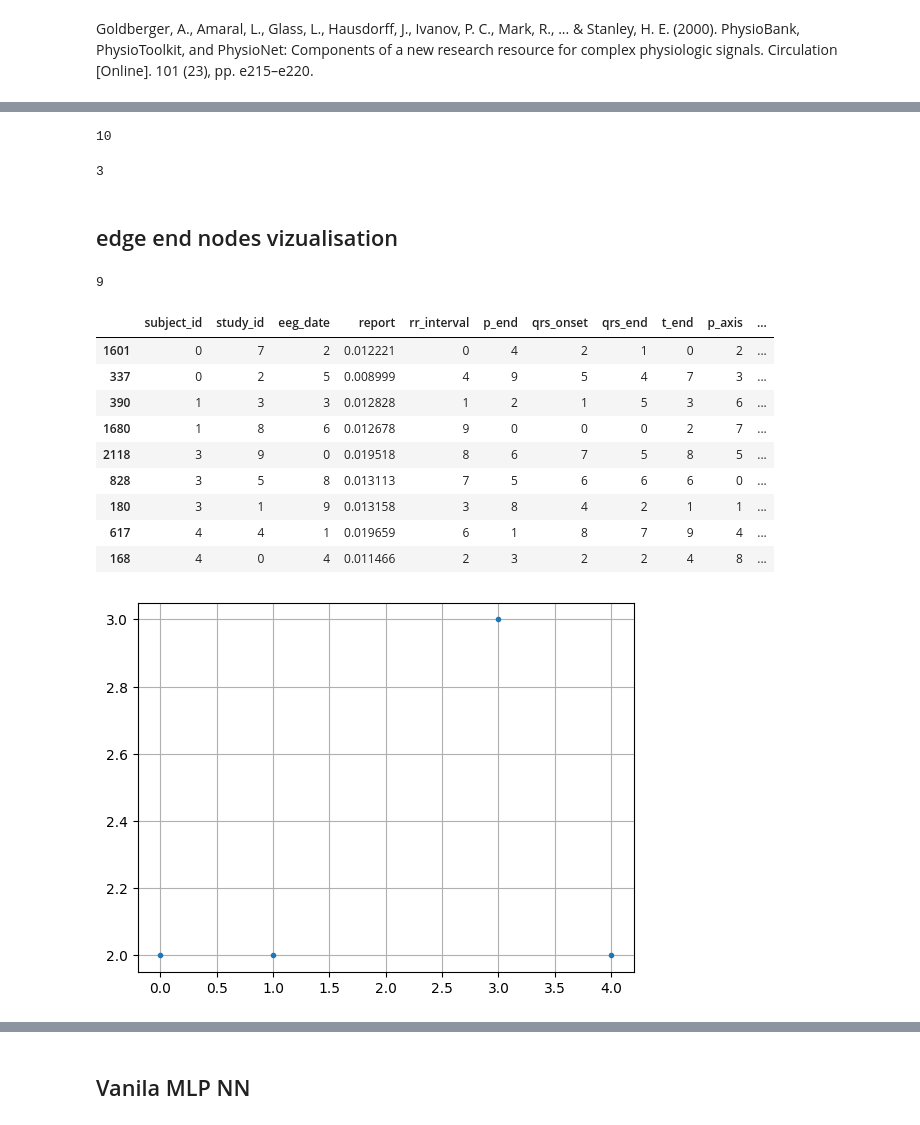
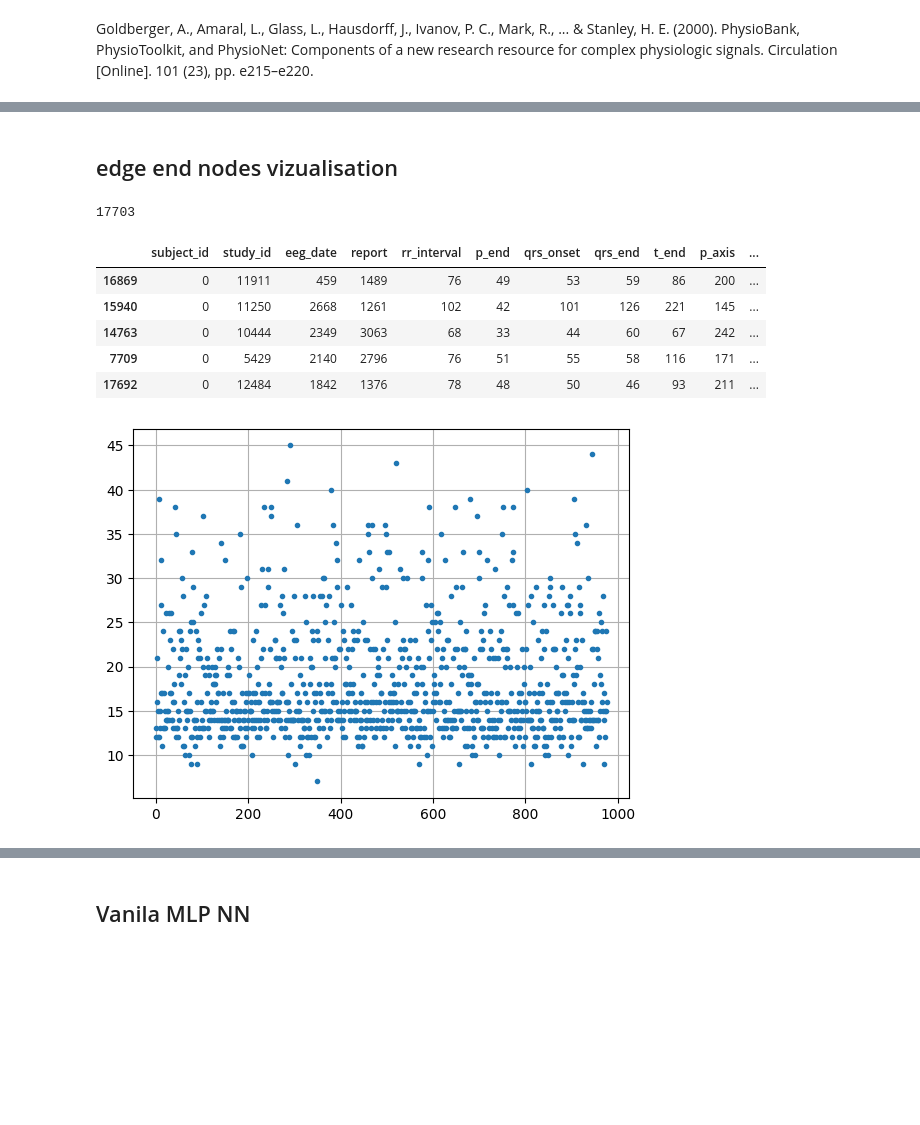
Before and after one commit to TAUforPython/BioMedAI, a Jupyter notebook: GNN model ECG classification.ipynb, the cells around one changed output, grey strips where cells are left out. Drawn from its saved outputs; the diff is of its cells as text; code cells hidden in the pictures; blank space fills up the shorter version.

```diff
--- a/GNN model ECG classification.ipynb
+++ b/GNN model ECG classification.ipynb
@@ -22,7 +25,7 @@ from gensim.models import Word2Vec
 # %%
 # загружаем полный датасет
 #raw_table_data = pd.read_csv('https://raw.githubusercontent.com/TAUforPython/BioMedAI/main/test_datasets/test_data_ECG.csv', nrows=25000)
-raw_table_data = pd.read_csv('https://raw.githubusercontent.com/TAUforPython/BioMedAI/main/test_datasets/ArrayArrowDataECGgraph.csv', nrows=2500, sep=';')
+raw_table_data = pd.read_csv('https://raw.githubusercontent.com/TAUforPython/BioMedAI/main/test_datasets/ArrayArrowDataECGgraph.csv', nrows=25000, sep=';')
 raw_table_data.head(5)
 # %% [output]
 |  | subject_id | Count_subj | study_id | cart_id | Healthy_Status | eeg_time | eeg_date | report_0 | report_1 | ... |
@@ -103,0 +77,14 @@ full_df_filtered.shape
+# %%
+#example of diagnosis tokenizing
+print(full_df_filtered['report'][1].lower().split())
+
+def get_sentence_embedding(sentence):
+    #words = sentence.split()
+    words = sentence.lower().split()
+    word_vectors = [w2v_model.wv[word] for word in words if word in w2v_model.wv]
+    if word_vectors:
+        return np.mean(word_vectors, axis=0)  # Усреднённый вектор
+    else:
+        return np.zeros(w2v_model.vector_size)  # Нулевой вектор, если слова нет в модели
+
+#get_sentence_embedding(full_df_filtered['report'][1])
@@ -127,2 +141,2 @@ len(table_data)
 # %%
-table_data = table_data.head(10)
+table_data.head()
@@ -217,39 +222,27 @@ ecg_table.head(10)
-# %%
-len(ecg_table['Healthy_Status'])
-# %% [output]
-10
-# %%
-ecg_table['Healthy_Status'].sum()
-# %% [output]
-3
 # %% [markdown]
 ## edge end nodes vizualisation
 # %%
-# Находим дубликаты по 'subject_id' - формируем цепочки
-duplicated_rows = table_data[table_data.duplicated(subset=['subject_id'], keep=False)]
+# Находим дубликаты по 'subject_id'
+uniq_patient_visit_table = table_data[table_data.duplicated(subset=['subject_id'], keep=False)]
 
 # Сортируем для удобства (опционально)
-duplicated_rows = duplicated_rows.sort_values(by='subject_id')
-print(len(duplicated_rows))
-duplicated_rows.head(10)
+uniq_patient_visit_table = uniq_patient_visit_table.sort_values(by='subject_id')
+print(len(uniq_patient_visit_table))
+uniq_patient_visit_table.head()
 # %% [output]
-9
+17703
 |  | subject_id | study_id | eeg_date | report | rr_interval | p_end | qrs_onset | qrs_end | t_end | p_axis | ... |
-| 1601 | 0 | 7 | 2 | 0.012221 | 0 | 4 | 2 | 1 | 0 | 2 | ... |
-| 337 | 0 | 2 | 5 | 0.008999 | 4 | 9 | 5 | 4 | 7 | 3 | ... |
-| 390 | 1 | 3 | 3 | 0.012828 | 1 | 2 | 1 | 5 | 3 | 6 | ... |
-| 1680 | 1 | 8 | 6 | 0.012678 | 9 | 0 | 0 | 0 | 2 | 7 | ... |
-| 2118 | 3 | 9 | 0 | 0.019518 | 8 | 6 | 7 | 5 | 8 | 5 | ... |
-| 828 | 3 | 5 | 8 | 0.013113 | 7 | 5 | 6 | 6 | 6 | 0 | ... |
-| 180 | 3 | 1 | 9 | 0.013158 | 3 | 8 | 4 | 2 | 1 | 1 | ... |
-| 617 | 4 | 4 | 1 | 0.019659 | 6 | 1 | 8 | 7 | 9 | 4 | ... |
-| 168 | 4 | 0 | 4 | 0.011466 | 2 | 3 | 2 | 2 | 4 | 8 | ... |
+| 16869 | 0 | 11911 | 459 | 1489 | 76 | 49 | 53 | 59 | 86 | 200 | ... |
+| 15940 | 0 | 11250 | 2668 | 1261 | 102 | 42 | 101 | 126 | 221 | 145 | ... |
+| 14763 | 0 | 10444 | 2349 | 3063 | 68 | 33 | 44 | 60 | 67 | 242 | ... |
+| 7709 | 0 | 5429 | 2140 | 2796 | 76 | 51 | 55 | 58 | 116 | 171 | ... |
+| 17692 | 0 | 12484 | 1842 | 1376 | 78 | 48 | 50 | 46 | 93 | 211 | ... |
 # %%
-subject_freq = duplicated_rows.groupby('subject_id')['study_id'].nunique()
+subject_freq = uniq_patient_visit_table.groupby('subject_id')['study_id'].nunique()
 plt.plot(subject_freq,'.')
 plt.grid()
 # %% [output]
-[figure, old version]
+[figure, new version]
 # %%
 subject_freq
 # %% [output]
```
Also changed, not shown: parts of 121 cells of this notebook.
